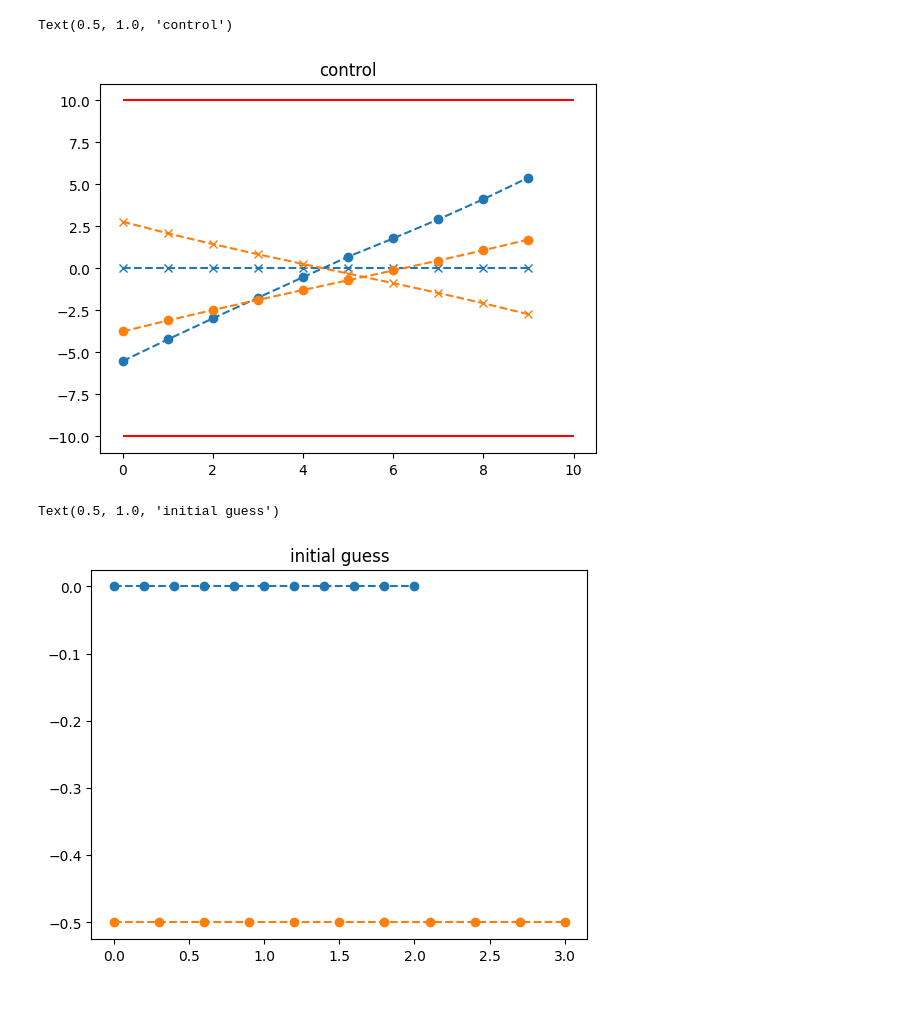
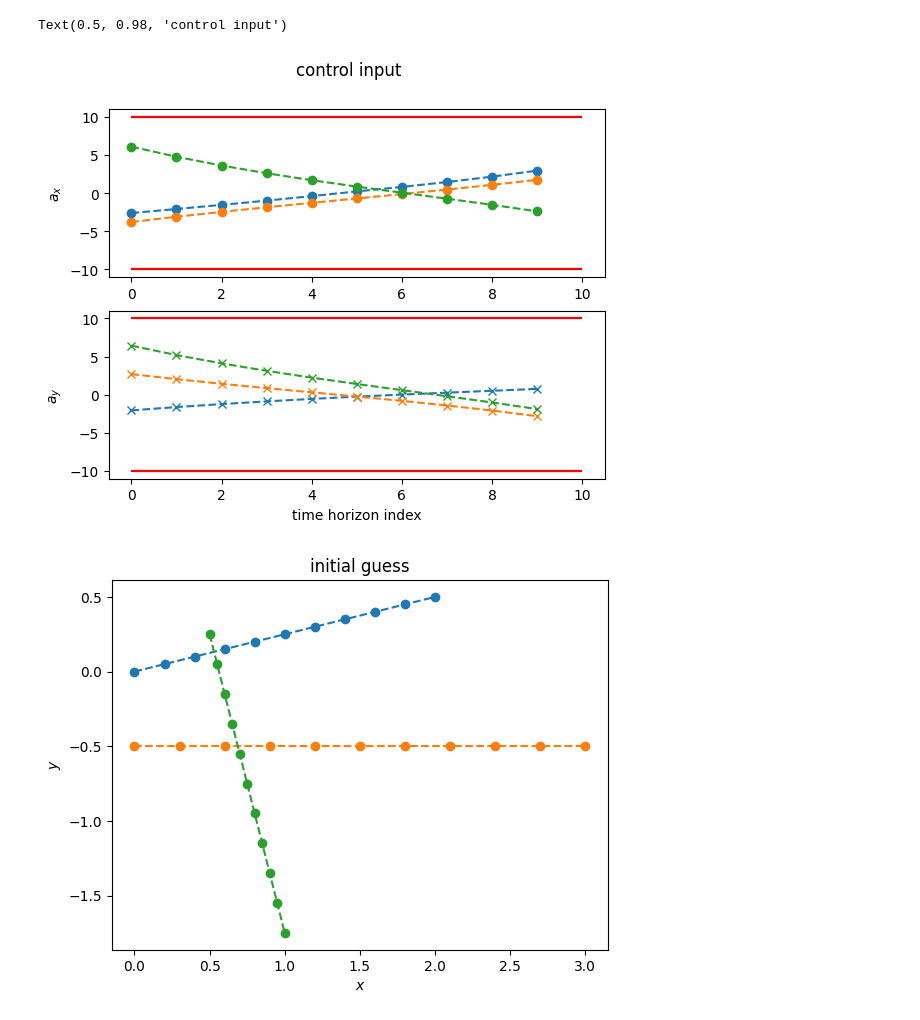
Before and after one commit to jtfa22/mae-271d-project-algames, a Jupyter notebook: sim.ipynb, the cells around one changed output. Saved outputs shown, nothing was run; the diff lists cells and outputs as text; code cells hidden in the pictures.

```diff
--- a/sim.ipynb
+++ b/sim.ipynb
@@ -5,7 +5,7 @@ import numpy as np
 import matplotlib.pyplot as plt
 # %%
 # M players
-M = 2
+M = 3
 
 # N horizon length
 N = 10
@@ -47,14 +47,16 @@ max_iter = 10
 dynamics_mult = 1000
 # %%
 # initial state
-x1_0 = np.array([0, 0, 2, 0])
+x1_0 = np.array([0, 0, 2, 0.5])
 x2_0 = np.array([0, -0.5, 3, 0])
-list_x0 = [x1_0, x2_0]
+x3_0 = np.array([0.5, 0.25, 0.5, -2])
+list_x0 = [x1_0, x2_0, x3_0]
 
 # final state
-x1_f = np.array([1, 0, 2, 0])
+x1_f = np.array([1.5, 0, 2, 0])
 x2_f = np.array([2, 0, 2, 0])
-list_xf = [x1_f, x2_f]
+x3_f = np.array([2.5, 0, 2, 0])
+list_xf = [x1_f, x2_f, x3_f]
 
 # constraints
 constraint_wall_y = 1
@@ -119,0 +113,13 @@ Text(0.5, 0.98, 'velocity')
+# %%
+# velocity
+plt.figure()
+for i, x in enumerate(x_players):
+    x = np.reshape(x, (n, N), order="F")
+    ax = plt.subplot(211)
+    ax.plot(x[2, :], "o--", c=f"C{i}")
+    plt.ylabel('$v_x$')
+    ax = plt.subplot(212)
+    ax.plot(x[3, :], "x--", c=f"C{i}")
+    plt.ylabel('$v_y$')
+plt.xlabel('time horizon index')
+plt.suptitle("velocity");
@@ -120,17 +128,23 @@ Text(0.5, 0.98, 'velocity')
 # %%
 u_players = np.split(U, M)
 
 # plot
 plt.figure()
 for i, u in enumerate(u_players):
     u = np.reshape(u, (m, N), order="F")
+    ax = plt.subplot(211)
     plt.plot(u[0, :], "o--", c=f"C{i}")
+    plt.hlines((constraint_u_x_max, -constraint_u_x_max), 0, N, "r")
+    plt.ylabel('$a_x$')
+    ax = plt.subplot(212)
     plt.plot(u[1, :], "x--", c=f"C{i}")
-plt.hlines((constraint_u_x_max, -constraint_u_x_max), 0, N, "r")
-plt.title("control input");
+    plt.hlines((constraint_u_y_max, -constraint_u_y_max), 0, N, "r")
+    plt.ylabel('$a_y$')
+plt.xlabel('time horizon index')
+plt.suptitle("control input")
 # %% [output]
-Text(0.5, 1.0, 'control')
+Text(0.5, 0.98, 'control input')
-[figure, old version]
+[figure, new version]
 # %%
 import initial_guess
 
@@ -142,10 +156,11 @@ for i, x in enumerate(x_players):
     x0 = np.reshape(list_x0[i], (n, 1))
     x = np.hstack((x0, x))
     plt.plot(x[0, :], x[1, :], "o--")
-plt.title("initial guess")
+plt.xlabel('$x$')
+plt.ylabel('$y$')
+plt.title("initial guess");
 # %% [output]
-Text(0.5, 1.0, 'initial guess')
-[figure, old version]
+[figure, new version]
 # %%
 # check collision avoidance
 import constraints
```
Also changed, not shown: parts of 5 cells of this notebook, 1 other file.
